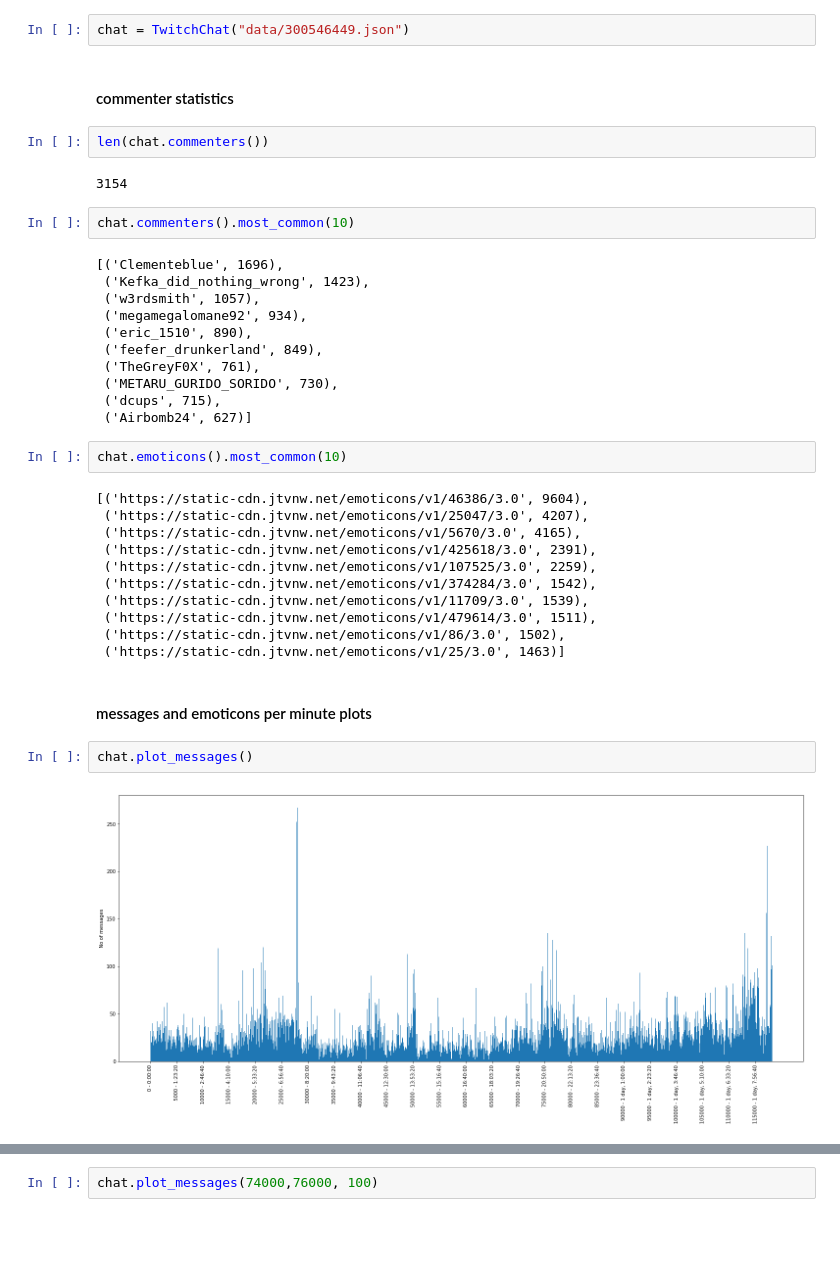
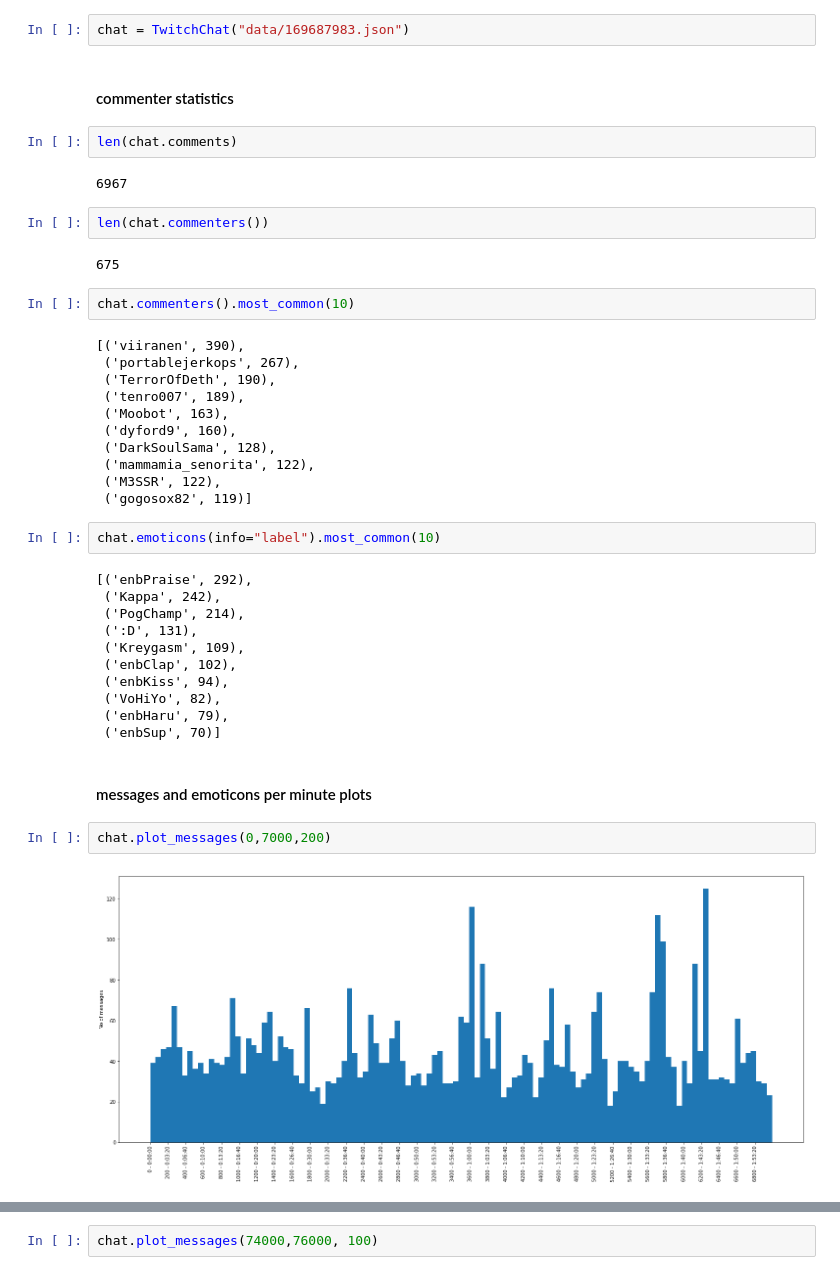
Before and after one commit to missinglinks/twitch-chat-stuff, a Jupyter notebook: Twitch Chat Analysis.ipynb, the cells around one changed output, grey strips where cells are left out. Saved outputs shown, nothing was run; the diff lists cells and outputs as text; blank space fills up the shorter version.

```diff
--- a/Twitch Chat Analysis.ipynb
+++ b/Twitch Chat Analysis.ipynb
@@ -5,40 +8,44 @@ from twitchchat import TwitchChat, timestamp
 # %%
-chat = TwitchChat("data/300546449.json")
+chat = TwitchChat("data/169687983.json")
 # %% [markdown]
 #### commenter statistics
+# %%
+len(chat.comments)
+# %% [output]
+6967
 # %%
 len(chat.commenters())
 # %% [output]
-3154
+675
 # %%
 chat.commenters().most_common(10)
 # %% [output]
-[('Clementeblue', 1696),
- ('Kefka_did_nothing_wrong', 1423),
- ('w3rdsmith', 1057),
- ('megamegalomane92', 934),
- ('eric_1510', 890),
- ('feefer_drunkerland', 849),
- ('TheGreyF0X', 761),
- ('METARU_GURIDO_SORIDO', 730),
- ('dcups', 715),
- ('Airbomb24', 627)]
+[('viiranen', 390),
+ ('portablejerkops', 267),
+ ('TerrorOfDeth', 190),
+ ('tenro007', 189),
+ ('Moobot', 163),
+ ('dyford9', 160),
+ ('DarkSoulSama', 128),
+ ('mammamia_senorita', 122),
+ ('M3SSR', 122),
+ ('gogosox82', 119)]
 # %%
-chat.emoticons().most_common(10)
+chat.emoticons(info="label").most_common(10)
 # %% [output]
-[('https://static-cdn.jtvnw.net/emoticons/v1/46386/3.0', 9604),
- ('https://static-cdn.jtvnw.net/emoticons/v1/25047/3.0', 4207),
- ('https://static-cdn.jtvnw.net/emoticons/v1/5670/3.0', 4165),
- ('https://static-cdn.jtvnw.net/emoticons/v1/425618/3.0', 2391),
- ('https://static-cdn.jtvnw.net/emoticons/v1/107525/3.0', 2259),
- ('https://static-cdn.jtvnw.net/emoticons/v1/374284/3.0', 1542),
- ('https://static-cdn.jtvnw.net/emoticons/v1/11709/3.0', 1539),
- ('https://static-cdn.jtvnw.net/emoticons/v1/479614/3.0', 1511),
- ('https://static-cdn.jtvnw.net/emoticons/v1/86/3.0', 1502),
- ('https://static-cdn.jtvnw.net/emoticons/v1/25/3.0', 1463)]
+[('enbPraise', 292),
+ ('Kappa', 242),
+ ('PogChamp', 214),
+ (':D', 131),
+ ('Kreygasm', 109),
+ ('enbClap', 102),
+ ('enbKiss', 94),
+ ('VoHiYo', 82),
+ ('enbHaru', 79),
+ ('enbSup', 70)]
 # %% [markdown]
 #### messages and emoticons per minute plots
 # %%
-chat.plot_messages()
+chat.plot_messages(0,7000,200)
 # %% [output]
-[figure, old version]
+[figure, new version]
```
Also changed, not shown: parts of 5 cells of this notebook, 3 other files.
